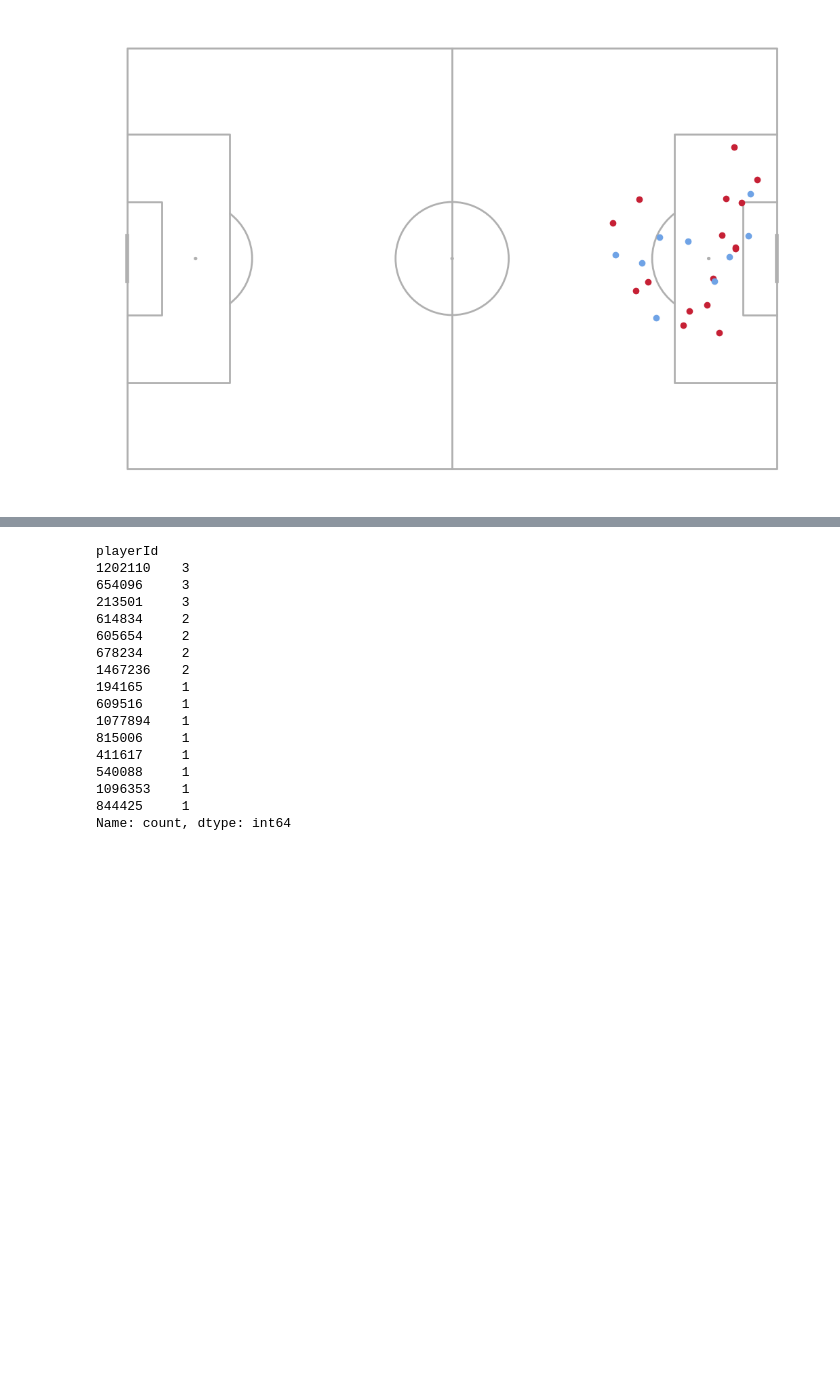
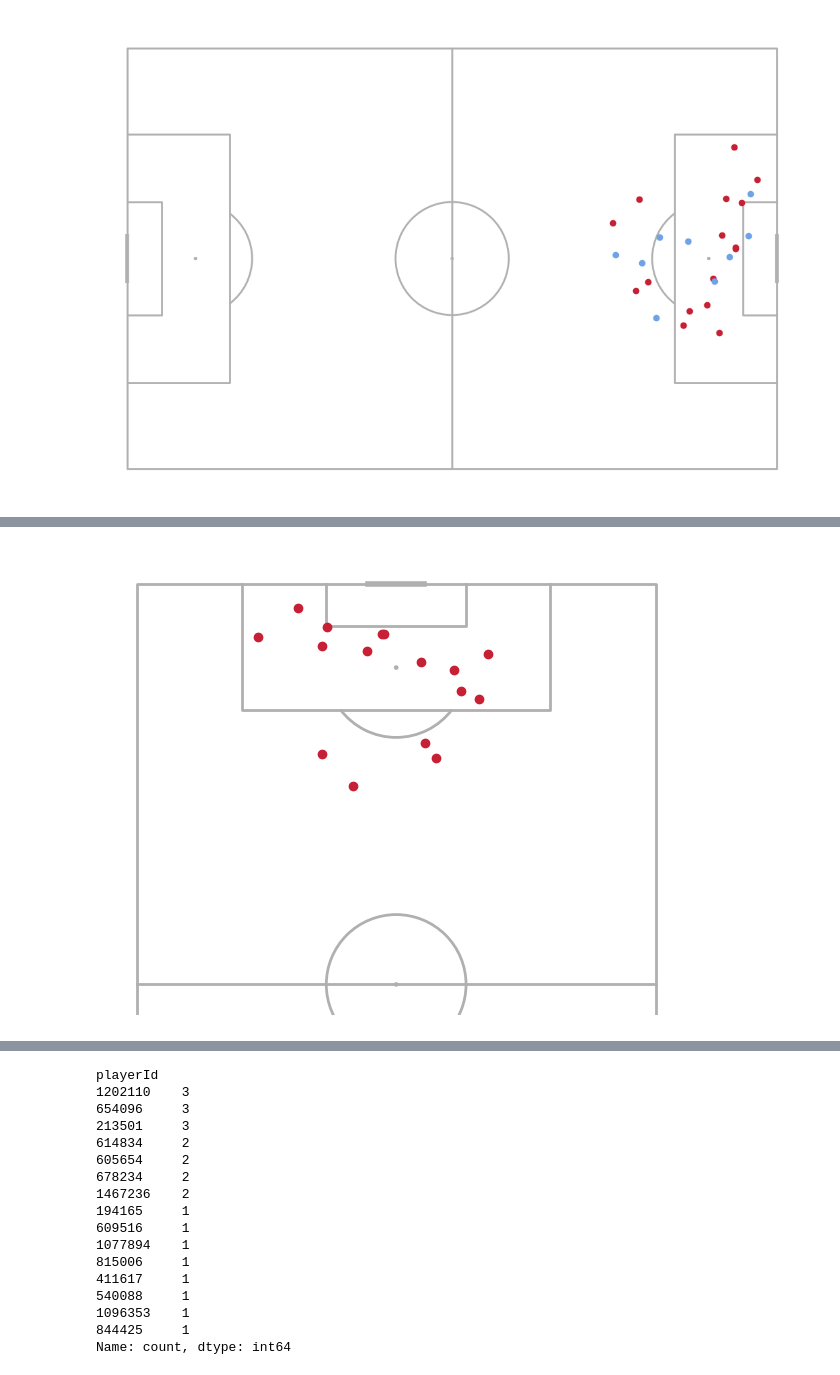
Before and after one commit to axelbol/euro24-final-analysis, a Jupyter notebook: shots.ipynb, the cells around one changed output, grey strips where cells are left out. Cells and saved outputs as stored; diff of their text form; code cells hidden in the pictures; blank space fills up the shorter version.

```diff
--- a/shots.ipynb
+++ b/shots.ipynb
@@ -263,0 +292,11 @@ plt.show()
+# %%
+# Spain shots, vertical pitch
+fig, ax = plt.subplots(figsize=(10,6))
+pitch = VerticalPitch(pitch_type='custom', pitch_length=105, pitch_width=68, half=True)
+pitch.draw(ax=ax)
+
+pitch.scatter(spain.x, spain.y, c='#c62035', ax=ax)
+
+plt.show()
+# %% [output]
+[figure, added]
```
Also changed, not shown: parts of 27 cells of this notebook.
